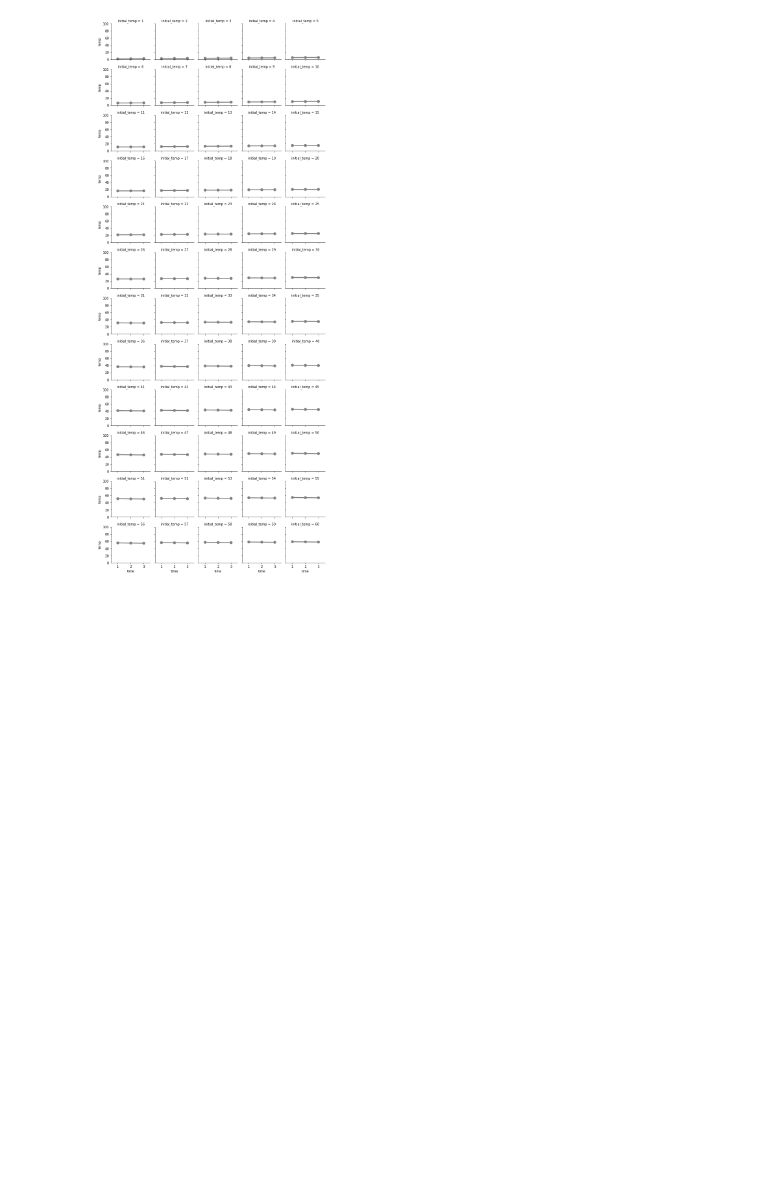
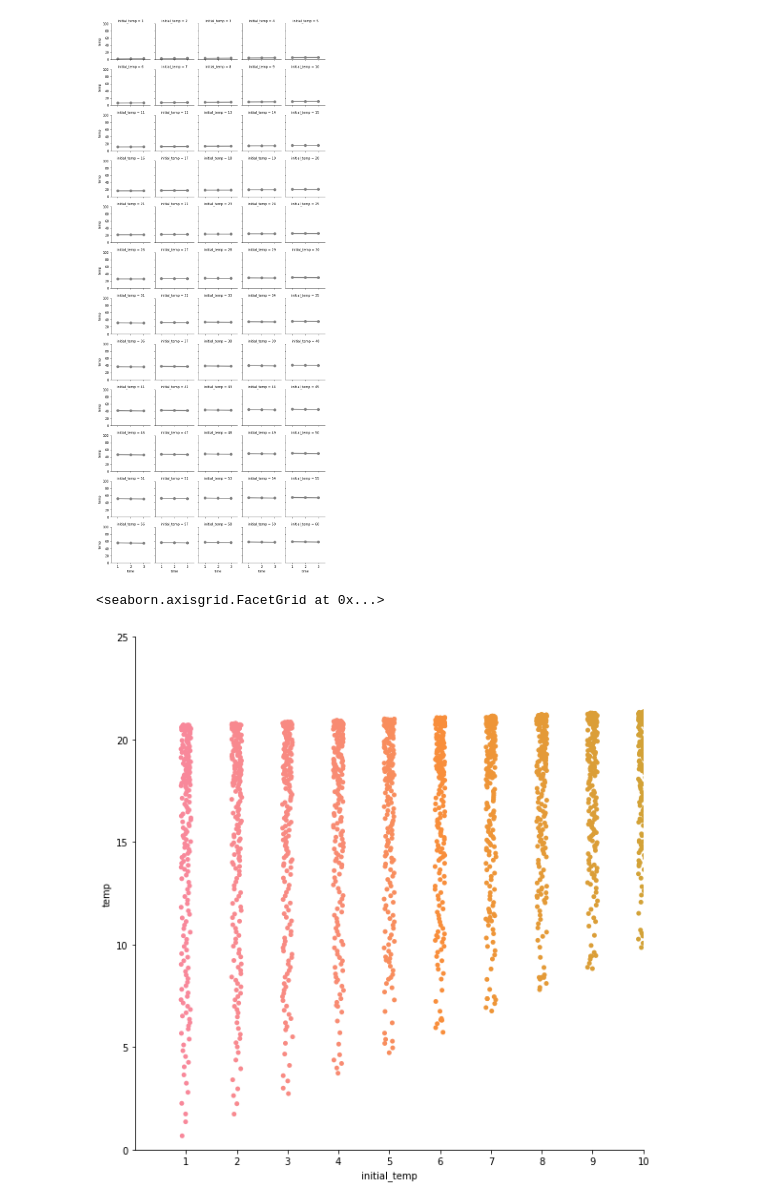
Before and after one commit to runnily/3095-Simulations-of-hybrid-systems-using-neural-networks, a Jupyter notebook: plots/plots.ipynb, the cells around one changed output. Drawn from its saved outputs; the diff is of its cells as text; code cells hidden in the pictures; blank space fills up the shorter version.

```diff
--- a/plots/plots.ipynb
+++ b/plots/plots.ipynb
@@ -285,3 +326,8 @@ g.map(sns.pointplot, "time", "temp", order=[1, 2, 3], color=".5", ci=None)
 # %% [output]
 <seaborn.axisgrid.FacetGrid at 0x...>
 [figure]
+# %%
+sns.catplot(height=8, data=newtons_law_df_preds, x="initial_temp", y="temp").set(xlim=(-1,9), ylim=(0,25))
+# %% [output]
+<seaborn.axisgrid.FacetGrid at 0x...>
+[figure, added]
```
Also changed, not shown: parts of 5 cells of this notebook.
